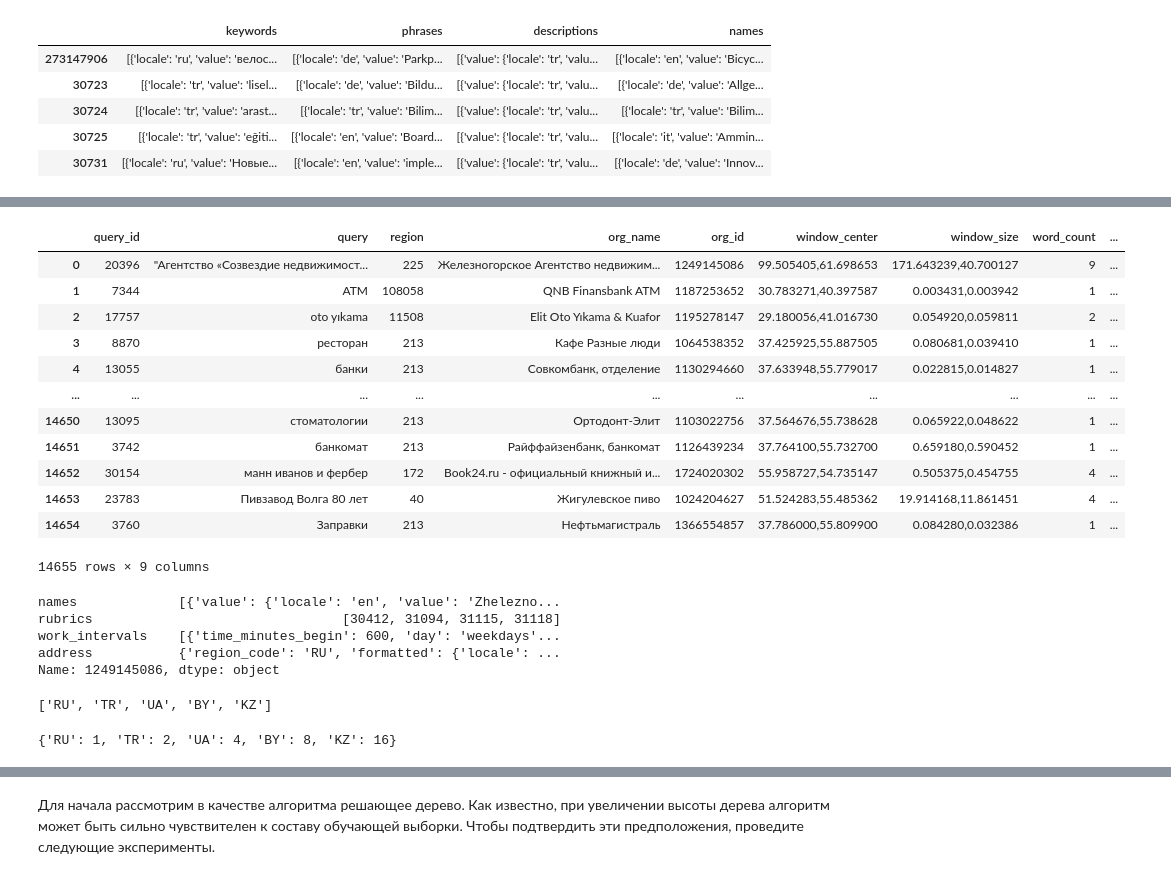
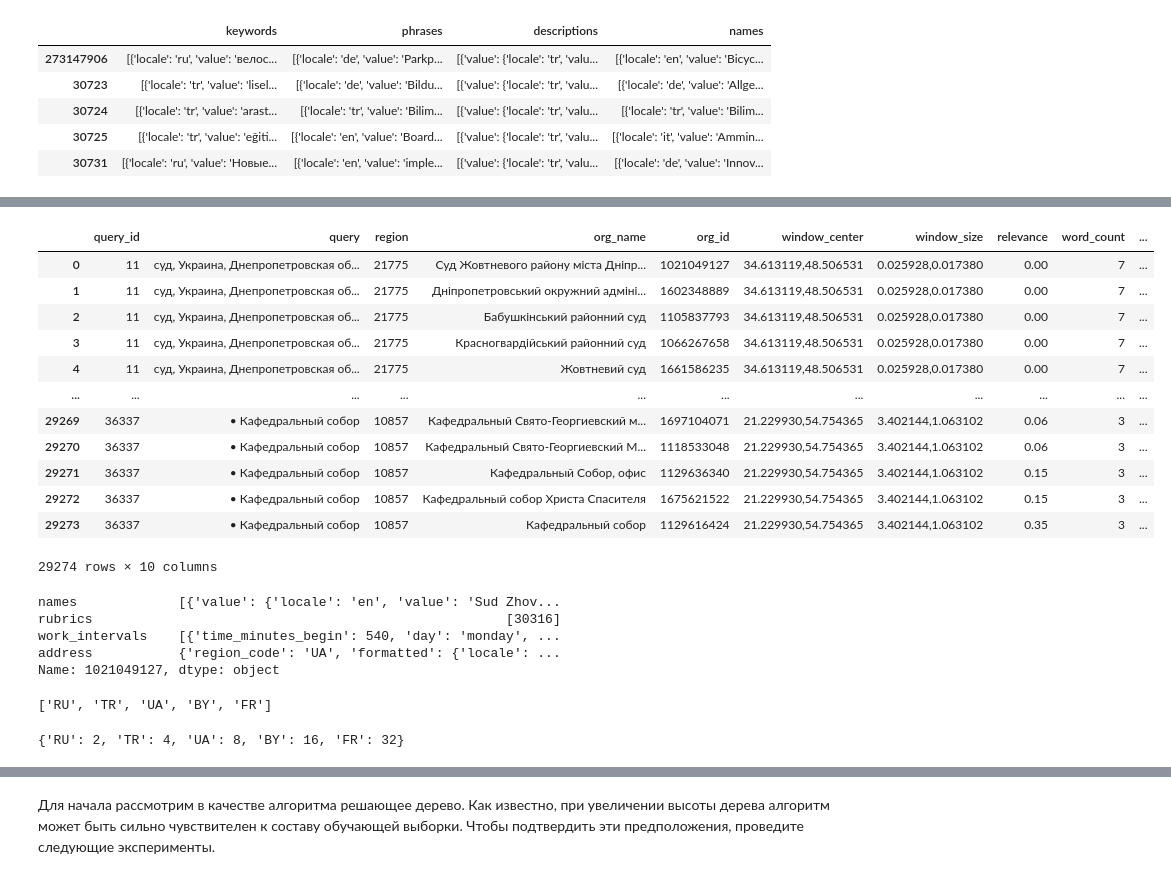
Before and after one commit to Mr-S-Mirzoev/Data-Science, a Jupyter notebook: ML-Tasks/lab03.ipynb, the cells around one changed output, grey strips where cells are left out. Cells and saved outputs as stored; diff of their text form; code cells hidden in the pictures.

```diff
--- a/ML-Tasks/lab03.ipynb
+++ b/ML-Tasks/lab03.ipynb
@@ -212,11 +184,11 @@ test_rubric_information_df.head()
 # %%
 import numpy as np
 
-df_test = test_df.copy()
+df_train = train_df.copy()
 
 def get_word_count(s):
     return len(s.split())
 
-df_test["word_count"] = np.vectorize(get_word_count)(df_test["query"])
-df_test
+df_train["word_count"] = np.vectorize(get_word_count)(df_train["query"])
+df_train.tail()
 # %% [output]
@@ -236,47 +201,47 @@ df_test
 # %%
 from difflib import SequenceMatcher
 
 def similar(a, b):
     return SequenceMatcher(None, a, b).ratio()
 
-df_test["querry_and_result_similarity"] = np.vectorize(similar)(df_test["org_name"], df_test["query"])
-df_test
+df_train["querry_and_result_similarity"] = np.vectorize(similar)(df_train["org_name"], df_train["query"])
+df_train
 # %% [output]
-|  | query_id | query | region | org_name | org_id | window_center | window_size | word_count | ... |
-| 0 | 20396 | "Агентство «Созвездие недвижимост... | 225 | Железногорское Агентство недвижим... | 1249145086 | 99.505405,61.698653 | 171.643239,40.700127 | 9 | ... |
-| 1 | 7344 | ATM | 108058 | QNB Finansbank ATM | 1187253652 | 30.783271,40.397587 | 0.003431,0.003942 | 1 | ... |
-| 2 | 17757 | oto yıkama | 11508 | Elit Oto Yıkama & Kuafor | 1195278147 | 29.180056,41.016730 | 0.054920,0.059811 | 2 | ... |
-| 3 | 8870 | ресторан | 213 | Кафе Разные люди | 1064538352 | 37.425925,55.887505 | 0.080681,0.039410 | 1 | ... |
-| 4 | 13055 | банки | 213 | Совкомбанк, отделение | 1130294660 | 37.633948,55.779017 | 0.022815,0.014827 | 1 | ... |
-| ... | ... | ... | ... | ... | ... | ... | ... | ... | ... |
-| 14650 | 13095 | стоматологии | 213 | Ортодонт-Элит | 1103022756 | 37.564676,55.738628 | 0.065922,0.048622 | 1 | ... |
-| 14651 | 3742 | банкомат | 213 | Райффайзенбанк, банкомат | 1126439234 | 37.764100,55.732700 | 0.659180,0.590452 | 1 | ... |
-| 14652 | 30154 | манн иванов и фербер | 172 | Book24.ru - официальный книжный и... | 1724020302 | 55.958727,54.735147 | 0.505375,0.454755 | 4 | ... |
-| 14653 | 23783 | Пивзавод Волга 80 лет | 40 | Жигулевское пиво | 1024204627 | 51.524283,55.485362 | 19.914168,11.861451 | 4 | ... |
-| 14654 | 3760 | Заправки | 213 | Нефтьмагистраль | 1366554857 | 37.786000,55.809900 | 0.084280,0.032386 | 1 | ... |
+|  | query_id | query | region | org_name | org_id | window_center | window_size | relevance | word_count | ... |
+| 0 | 11 | суд, Украина, Днепропетровская об... | 21775 | Суд Жовтневого району міста Дніпр... | 1021049127 | 34.613119,48.506531 | 0.025928,0.017380 | 0.00 | 7 | ... |
+| 1 | 11 | суд, Украина, Днепропетровская об... | 21775 | Дніпропетровський окружний адміні... | 1602348889 | 34.613119,48.506531 | 0.025928,0.017380 | 0.00 | 7 | ... |
+| 2 | 11 | суд, Украина, Днепропетровская об... | 21775 | Бабушкінський районний суд | 1105837793 | 34.613119,48.506531 | 0.025928,0.017380 | 0.00 | 7 | ... |
+| 3 | 11 | суд, Украина, Днепропетровская об... | 21775 | Красногвардійський районний суд | 1066267658 | 34.613119,48.506531 | 0.025928,0.017380 | 0.00 | 7 | ... |
+| 4 | 11 | суд, Украина, Днепропетровская об... | 21775 | Жовтневий суд | 1661586235 | 34.613119,48.506531 | 0.025928,0.017380 | 0.00 | 7 | ... |
+| ... | ... | ... | ... | ... | ... | ... | ... | ... | ... | ... |
+| 29269 | 36337 | • Кафедральный собор | 10857 | Кафедральный Свято-Георгиевский м... | 1697104071 | 21.229930,54.754365 | 3.402144,1.063102 | 0.06 | 3 | ... |
+| 29270 | 36337 | • Кафедральный собор | 10857 | Кафедральный Свято-Георгиевский М... | 1118533048 | 21.229930,54.754365 | 3.402144,1.063102 | 0.06 | 3 | ... |
+| 29271 | 36337 | • Кафедральный собор | 10857 | Кафедральный Собор, офис | 1129636340 | 21.229930,54.754365 | 3.402144,1.063102 | 0.15 | 3 | ... |
+| 29272 | 36337 | • Кафедральный собор | 10857 | Кафедральный собор Христа Спасителя | 1675621522 | 21.229930,54.754365 | 3.402144,1.063102 | 0.15 | 3 | ... |
+| 29273 | 36337 | • Кафедральный собор | 10857 | Кафедральный собор | 1129616424 | 21.229930,54.754365 | 3.402144,1.063102 | 0.35 | 3 | ... |
-14655 rows × 9 columns
+29274 rows × 10 columns
 # %%
-df_test["org_json"] = np.vectorize(lambda x: test_org_info_df[x])(df_test["org_id"])
-df_test["org_json"][0]
+df_train["org_json"] = np.vectorize(lambda x: train_org_info_df[x])(df_train["org_id"])
+df_train["org_json"][0]
 # %% [output]
-names             [{'value': {'locale': 'en', 'value': 'Zhelezno...
-rubrics                                [30412, 31094, 31115, 31118]
-work_intervals    [{'time_minutes_begin': 600, 'day': 'weekdays'...
-address           {'region_code': 'RU', 'formatted': {'locale': ...
-Name: 1249145086, dtype: object
+names             [{'value': {'locale': 'en', 'value': 'Sud Zhov...
+rubrics                                                     [30316]
+work_intervals    [{'time_minutes_begin': 540, 'day': 'monday', ...
+address           {'region_code': 'UA', 'formatted': {'locale': ...
+Name: 1021049127, dtype: object
 # %%
-df_test["region_code"] = np.vectorize(lambda x: x["address"]["region_code"])(df_test["org_json"])
-grouped = df_test[["org_name", "region_code"]].groupby('region_code').agg(['count'])["org_name"]
+df_train["region_code"] = np.vectorize(lambda x: x["address"]["region_code"])(df_train["org_json"])
+grouped = df_train[["org_name", "region_code"]].groupby('region_code').agg(['count'])["org_name"]
 grouped = grouped.sort_values('count', ascending=False)
 CATS_QUANTITY = 5
 top_cats = list(grouped.reset_index()["region_code"][:CATS_QUANTITY])
 top_cats
 # %% [output]
-['RU', 'TR', 'UA', 'BY', 'KZ']
+['RU', 'TR', 'UA', 'BY', 'FR']
 # %%
-top_cats_encoded = {top_cats[i] : 1 << i for i in range(CATS_QUANTITY)}
-REGION_CODE_ONE_HOT_DEFAULT = 1 << CATS_QUANTITY
+top_cats_encoded = {top_cats[i] : 1 << (i + 1) for i in range(CATS_QUANTITY)}
+REGION_CODE_ONE_HOT_DEFAULT = 1
 top_cats_encoded
 # %% [output]
-{'RU': 1, 'TR': 2, 'UA': 4, 'BY': 8, 'KZ': 16}
+{'RU': 2, 'TR': 4, 'UA': 8, 'BY': 16, 'FR': 32}
 # %%
```
Also changed, not shown: parts of 15 cells of this notebook.
